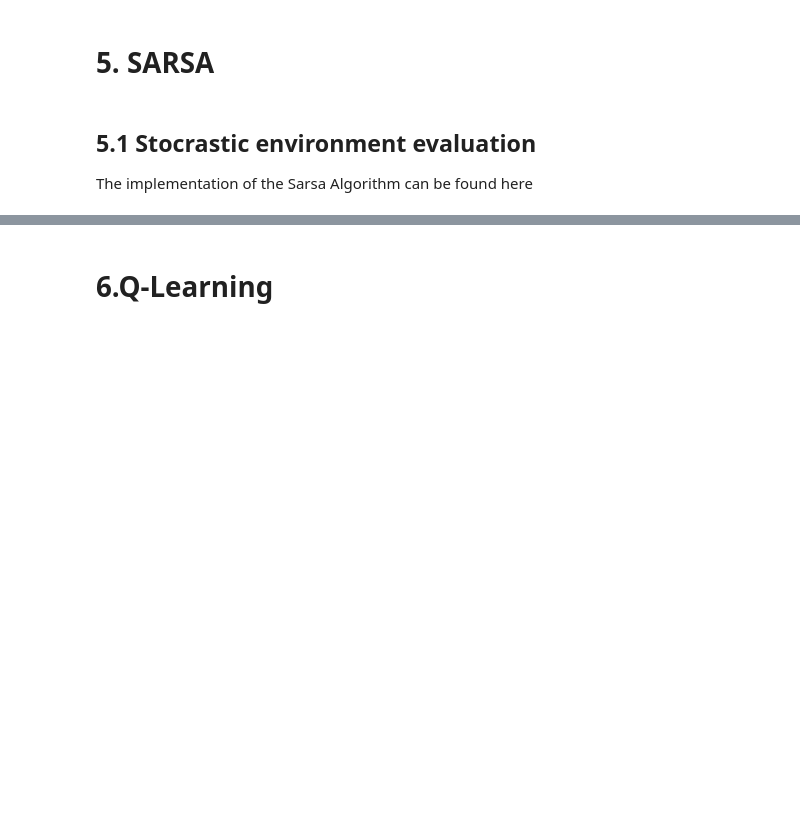
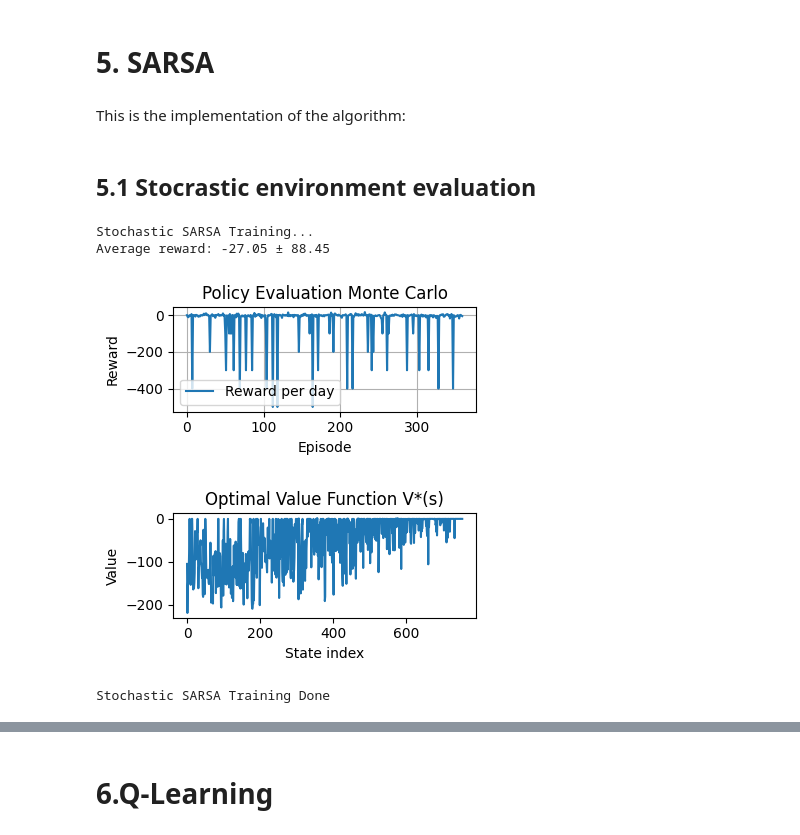
Before and after one commit to renatavillegas/ReinforcedLearning, a Jupyter notebook: Project1.ipynb, the cells around one changed output, grey strips where cells are left out. Cells and saved outputs as stored; diff of their text form; code cells hidden in the pictures; blank space fills up the shorter version.

Commit message:
Add all current implementation to jupyter
Add sarsa, q-learning, monte carlo evaluations for stocrastic and
deterministic environments.

```diff
--- a/Project1.ipynb
+++ b/Project1.ipynb
@@ -498,10 +615,8 @@ Average reward: 28.05 ± 0.00
 Deterministic Monte Carlo Training Done
 # %% [markdown]
 # 5. SARSA
-# %% [markdown]
-## 5.1 Stocrastic environment evaluation
-
-The implementation of the Sarsa Algorithm can be found here
+# %% [markdown]
+This is the implementation of the algorithm:
 # %%
 import gymnasium as gym
 import numpy as np
@@ -550,7 +677,20 @@ print("Average return:", total_rewards / 100)
+# %% [markdown]
+## 5.1 Stocrastic environment evaluation
 # %%
-    print("Stocrastic Q-Learning Training...")
-    Q_ql, rewards_ql = q_learning_train(env, num_train_episodes, gamma=gamma, alpha=alpha, epsilon=epsilon, epsilon_decay=epsilon_decay, epsilon_min=0.2)
-    V_ql = get_value_function(Q_ql)
-    rewards_ql = evaluate(env, Q_ql, num_eval_episodes)
-    plot_rewards(rewards_ql, filename="QLearning_rewards_stochastic.png")
-    plot_values(V_ql, filename="QLearning_ValueFunction.png")
+# SARSA hyperparameters
+gamma_sarsa = 0.8
+alpha_sarsa = 0.3
+epsilon_sarsa = 0.999
+print("Stochastic SARSA Training...")
+Q_sarsa, rewards_sarsa = sarsa_train(env, num_train_episodes, alpha=alpha_sarsa, gamma=gamma_sarsa, epsilon=epsilon_sarsa)
+V_sarsa = get_value_function(Q_sarsa)
+rewards_sarsa_eval = evaluate(env, Q_sarsa, num_eval_episodes)
+plot_rewards(rewards_sarsa_eval)
+plot_values(V_sarsa)
+print("Stochastic SARSA Training Done")
+# %% [output]
+Stochastic SARSA Training...
+Average reward: -27.05 ± 88.45
+[figure, added]
+[figure, added]
+Stochastic SARSA Training Done
```
Also changed, not shown: parts of 18 cells of this notebook, 1 other file.
